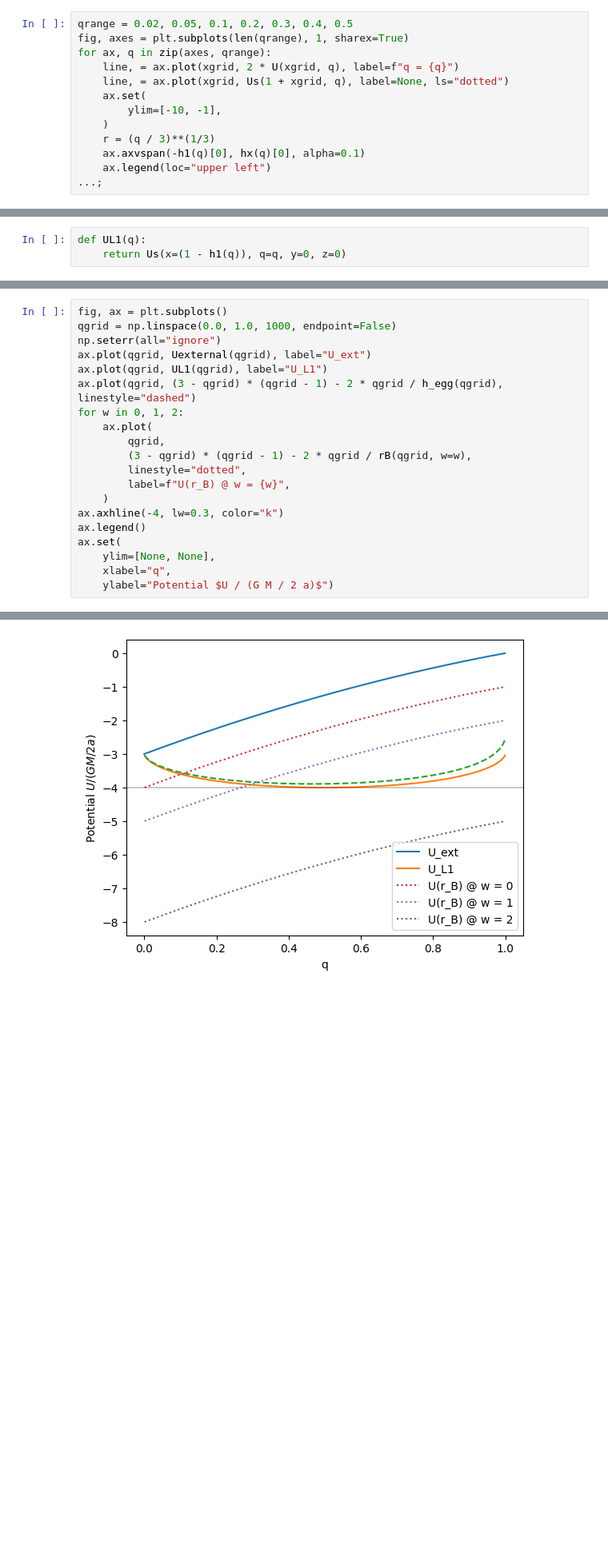
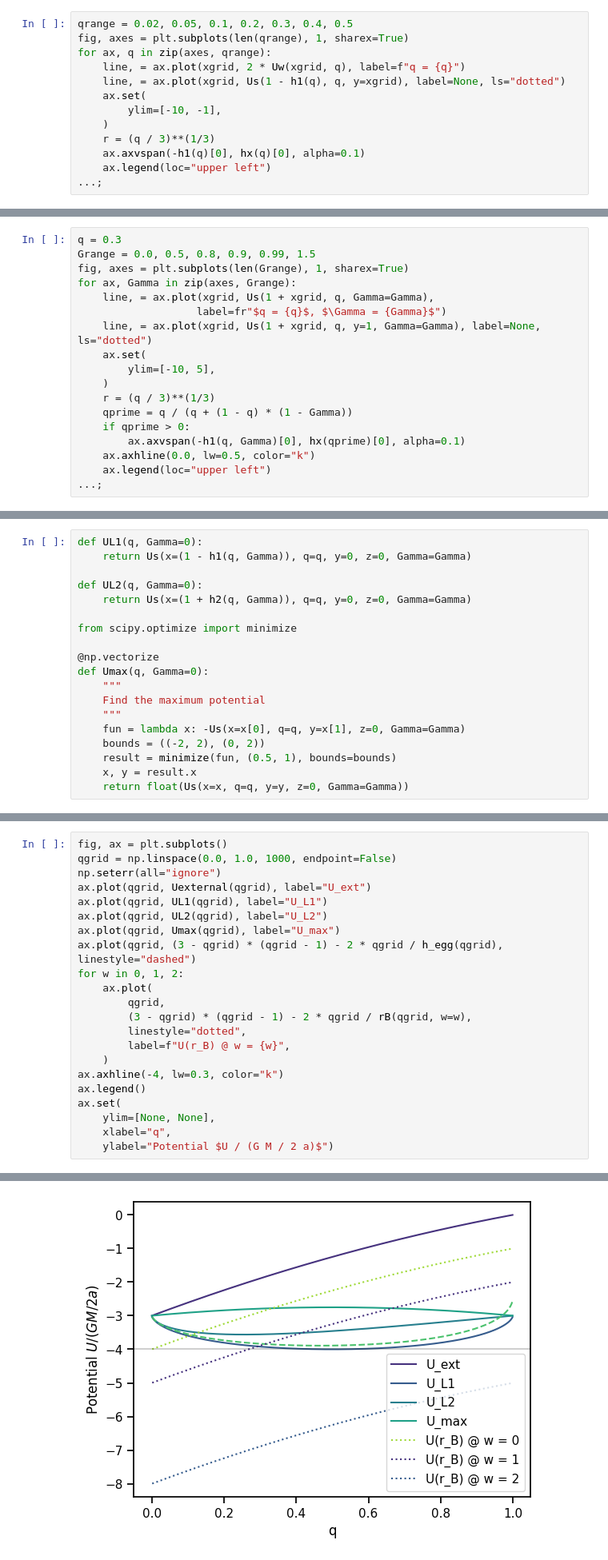
Before and after one commit to will-henney/emilio-accretion, a Jupyter notebook: notebooks/bhl-roche.ipynb, the cells around one changed output, grey strips where cells are left out. Shown at 80% size. Saved outputs shown, nothing was run; the diff lists cells and outputs as text; blank space fills up the shorter version.

```diff
--- a/notebooks/bhl-roche.ipynb
+++ b/notebooks/bhl-roche.ipynb
@@ -228,8 +231,8 @@ So this now is looking a lot more consistent. The Roche lobe radius in all the d
 qrange = 0.02, 0.05, 0.1, 0.2, 0.3, 0.4, 0.5
 fig, axes = plt.subplots(len(qrange), 1, sharex=True)
 for ax, q in zip(axes, qrange):
-    line, = ax.plot(xgrid, 2 * U(xgrid, q), label=f"q = {q}")
-    line, = ax.plot(xgrid, Us(1 + xgrid, q), label=None, ls="dotted")
+    line, = ax.plot(xgrid, 2 * Uw(xgrid, q), label=f"q = {q}")
+    line, = ax.plot(xgrid, Us(1 - h1(q), q, y=xgrid), label=None, ls="dotted")
     ax.set(
         ylim=[-10, -1],
     )
@@ -245,0 +253,18 @@ We can probably get an exact result for U(L1) from the approach of Seidov (2004)
+# %%
+q = 0.3
+Grange = 0.0, 0.5, 0.8, 0.9, 0.99, 1.5
+fig, axes = plt.subplots(len(Grange), 1, sharex=True)
+for ax, Gamma in zip(axes, Grange):
+    line, = ax.plot(xgrid, Us(1 + xgrid, q, Gamma=Gamma),
+                   label=fr"$q = {q}$, $\Gamma = {Gamma}$")
+    line, = ax.plot(xgrid, Us(1 + xgrid, q, y=1, Gamma=Gamma), label=None, ls="dotted")
+    ax.set(
+        ylim=[-10, 5],
+    )
+    r = (q / 3)**(1/3)
+    qprime = q / (q + (1 - q) * (1 - Gamma))
+    if qprime > 0:
+        ax.axvspan(-h1(q, Gamma)[0], hx(qprime)[0], alpha=0.1)
+    ax.axhline(0.0, lw=0.5, color="k")
+    ax.legend(loc="upper left")
+...;
@@ -256,5 +283,21 @@ def rB(q, w=0):
     """Hole-Lyttleton accretion radius in units of a"""
     return 2 * q / (1 + w**2)
 # %%
-def UL1(q):
-    return Us(x=(1 - h1(q)), q=q, y=0, z=0)
+def UL1(q, Gamma=0):
+    return Us(x=(1 - h1(q, Gamma)), q=q, y=0, z=0, Gamma=Gamma)
+
+def UL2(q, Gamma=0):
+    return Us(x=(1 + h2(q, Gamma)), q=q, y=0, z=0, Gamma=Gamma)
+
+from scipy.optimize import minimize
+
+@np.vectorize
+def Umax(q, Gamma=0):
+    """
+    Find the maximum potential
+    """
+    fun = lambda x: -Us(x=x[0], q=q, y=x[1], z=0, Gamma=Gamma)
+    bounds = ((-2, 2), (0, 2))
+    result = minimize(fun, (0.5, 1), bounds=bounds)
+    x, y = result.x
+    return float(Us(x=x, q=q, y=y, z=0, Gamma=Gamma))
@@ -264,6 +311,8 @@ qgrid = np.linspace(0.0, 1.0, 1000, endpoint=False)
 np.seterr(all="ignore")
 ax.plot(qgrid, Uexternal(qgrid), label="U_ext")
 ax.plot(qgrid, UL1(qgrid), label="U_L1")
+ax.plot(qgrid, UL2(qgrid), label="U_L2")
+ax.plot(qgrid, Umax(qgrid), label="U_max")
 ax.plot(qgrid, (3 - qgrid) * (qgrid - 1) - 2 * qgrid / h_egg(qgrid), linestyle="dashed")
 for w in 0, 1, 2:
     ax.plot(
@@ -284,7 +335,7 @@ ax.set(
 [(-8.395700999999999, 0.397699),
  Text(0.5, 0, 'q'),
  Text(0, 0.5, 'Potential $U / (G M / 2 a)$')]
-[figure, old version]
+[figure, new version]
 # %% [markdown]
 ## Revisiting HL39 in Roche potential
 
```
Also changed, not shown: parts of 23 cells of this notebook, 10 other files.
